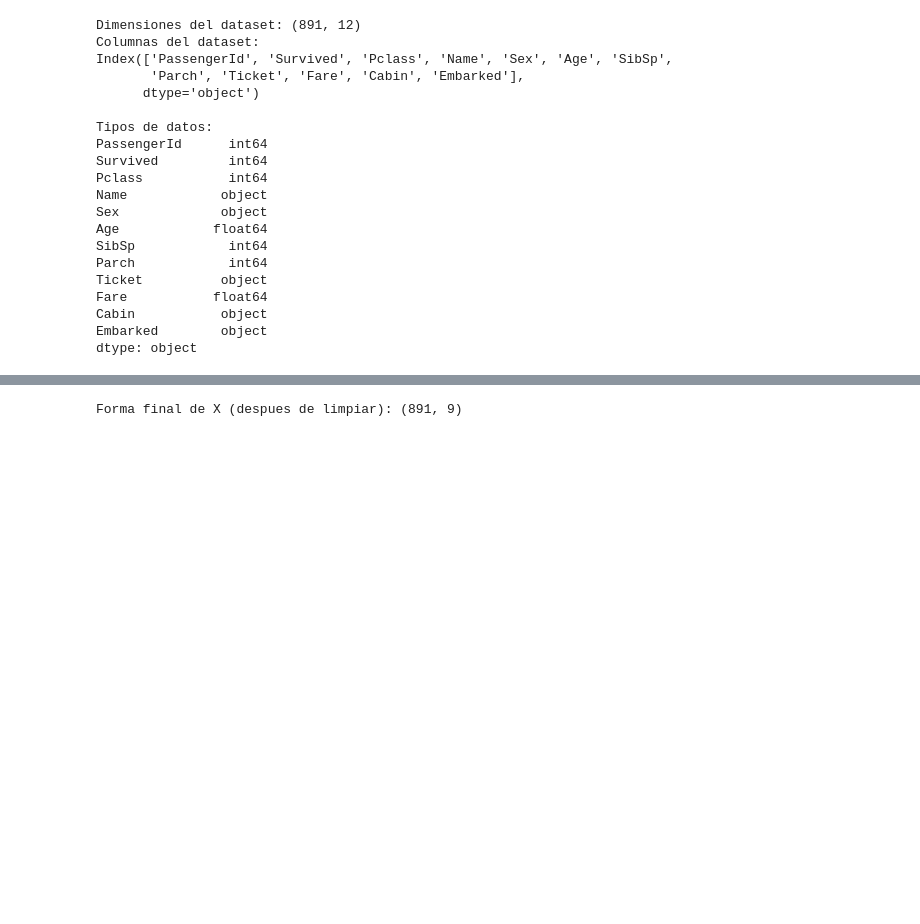
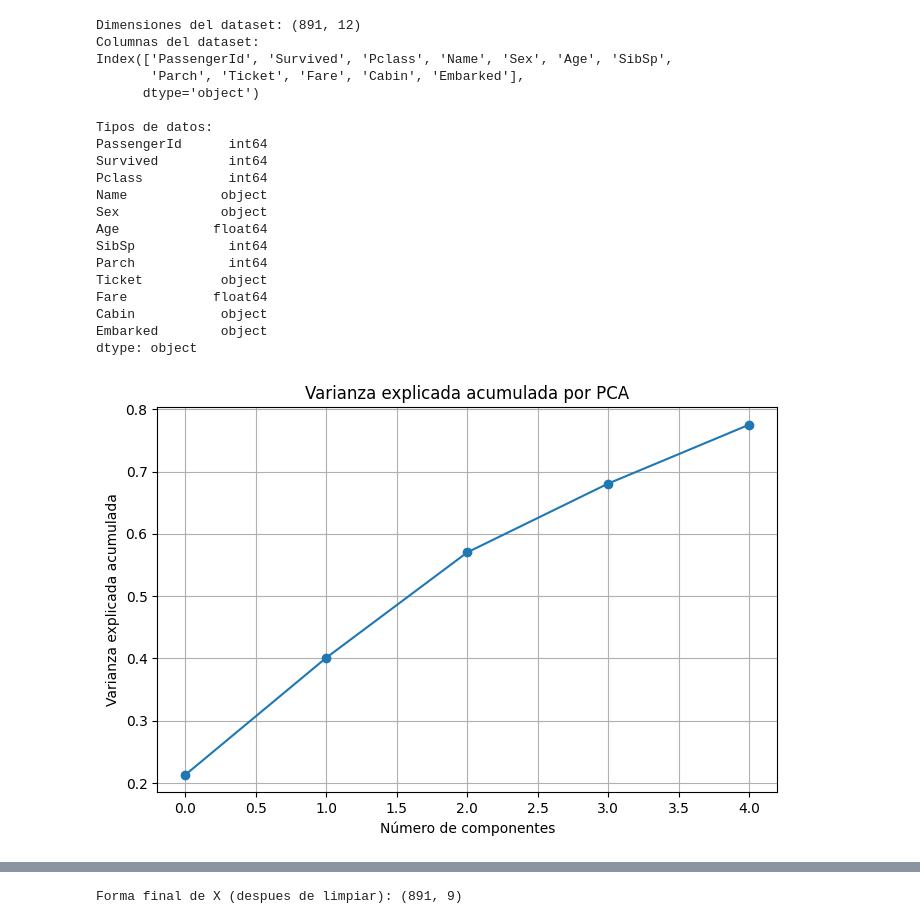
Before and after one commit to AnaMenoni/Practico-2-Analisis-de-Datos, a Jupyter notebook: practico 4/practico4.ipynb, the cells around one changed output, grey strips where cells are left out. Saved outputs shown, nothing was run; the diff lists cells and outputs as text; code cells hidden in the pictures; blank space fills up the shorter version.

```diff
--- a/practico 4/practico4.ipynb
+++ b/practico 4/practico4.ipynb
@@ -36,3 +54,15 @@ Fare           float64
 Cabin           object
 Embarked        object
 dtype: object
+# %%
+# Gráfica de varianza explicada acumulada
+import numpy as np
+plt.figure(figsize=(8,5))
+plt.plot(np.cumsum(pca.explained_variance_ratio_), marker='o')
+plt.xlabel('Número de componentes')
+plt.ylabel('Varianza explicada acumulada')
+plt.title('Varianza explicada acumulada por PCA')
+plt.grid(True)
+plt.show()
+# %% [output]
+[figure, added]
```
Also changed, not shown: parts of 8 cells of this notebook.
